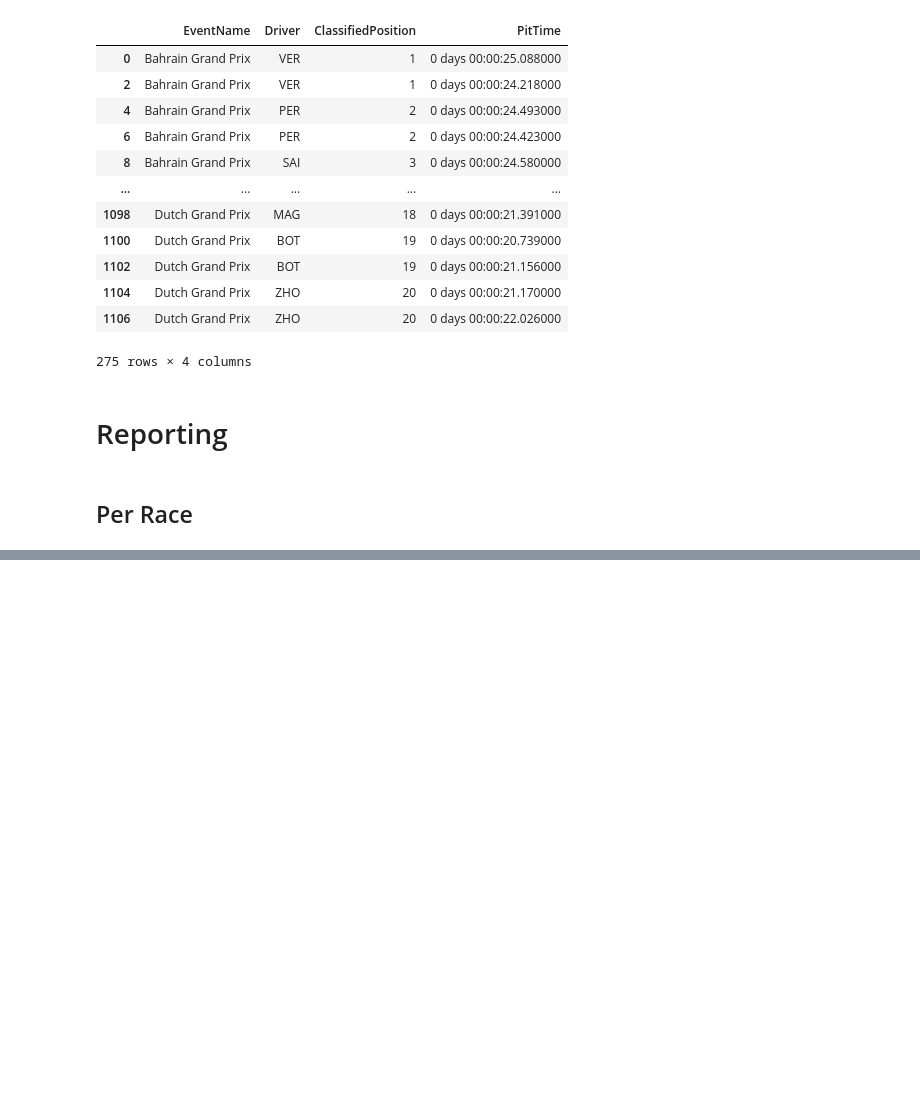
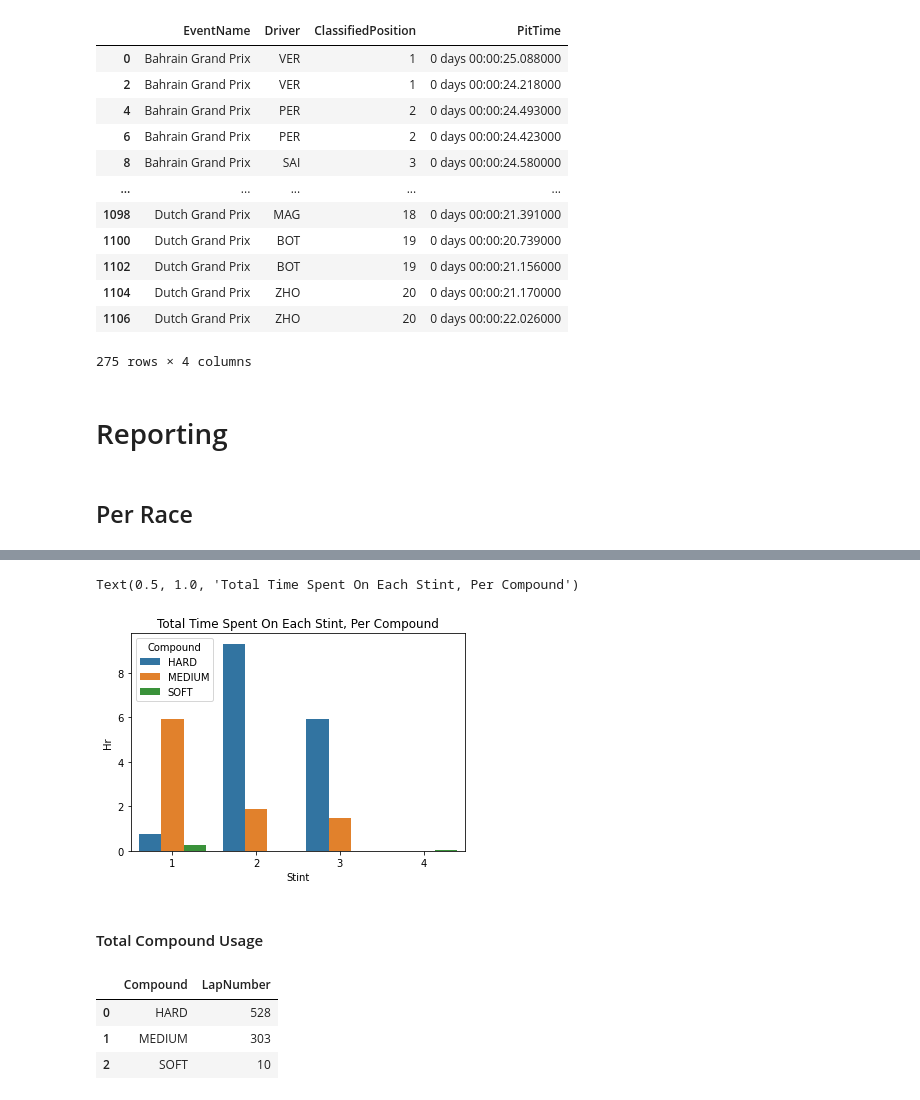
Before and after one commit to MyNameIsCalvinDavis/Data-Science, a Jupyter notebook: F1/F1.ipynb, the cells around one changed output, grey strips where cells are left out. Drawn from its saved outputs; the diff is of its cells as text; code cells hidden in the pictures; blank space fills up the shorter version.

```diff
--- a/F1/F1.ipynb
+++ b/F1/F1.ipynb
@@ -848,0 +928,8 @@ sns.lineplot(data=lapsg, x="Stint", y="Sec", ax=ax)
+# %%
+# Total Lap Times of Stints, Per Compound
+laps = laps_raw[laps_raw["EventName"] == race]
+laps = laps.groupby(["Compound", "Stint"]).sum().reset_index()[["Compound", "Stint", "Sec"]]
+for idx, item in enumerate(laps["Sec"]):
+    laps["Sec"].iloc[idx] = str(datetime.timedelta(seconds=item))[:-3].zfill(12)
+# print("Time Per Stint, Per Compound:\n", laps.to_string(index=False, header=False))
+laps
@@ -848,0 +946,25 @@ sns.lineplot(data=lapsg, x="Stint", y="Sec", ax=ax)
+# %%
+data = []
+for i in laps["Sec"]:
+    i = i.split(":")
+    data.append( (float(i[0]) * 60) + float(i[1]) )
+laps["Min"] = data
+laps["Hr"] = [x / 60 for x in data]
+g = sns.barplot(x="Stint", y="Hr", hue="Compound", data=laps)
+# plt.ylim(laps["Min"].min() - 1, laps["Min"].max() + 1)
+g.set_title("Total Time Spent On Each Stint, Per Compound")
+# %% [output]
+Text(0.5, 1.0, 'Total Time Spent On Each Stint, Per Compound')
+[figure, added]
+# %% [markdown]
+#### Total Compound Usage
+# %%
+# Compound Usage, Total
+lapsg = laps_raw[laps_raw["EventName"] == race].groupby(["EventName", "Compound"]).count().reset_index()[["Compound", "LapNumber"]]
+# print("Compound Usage:\n", lapsg.to_string(header=False, index=False))
+lapsg
+# %% [output]
+|  | Compound | LapNumber |
+| 0 | HARD | 528 |
+| 1 | MEDIUM | 303 |
+| 2 | SOFT | 10 |
```
Also changed, not shown: parts of 32 cells of this notebook.
